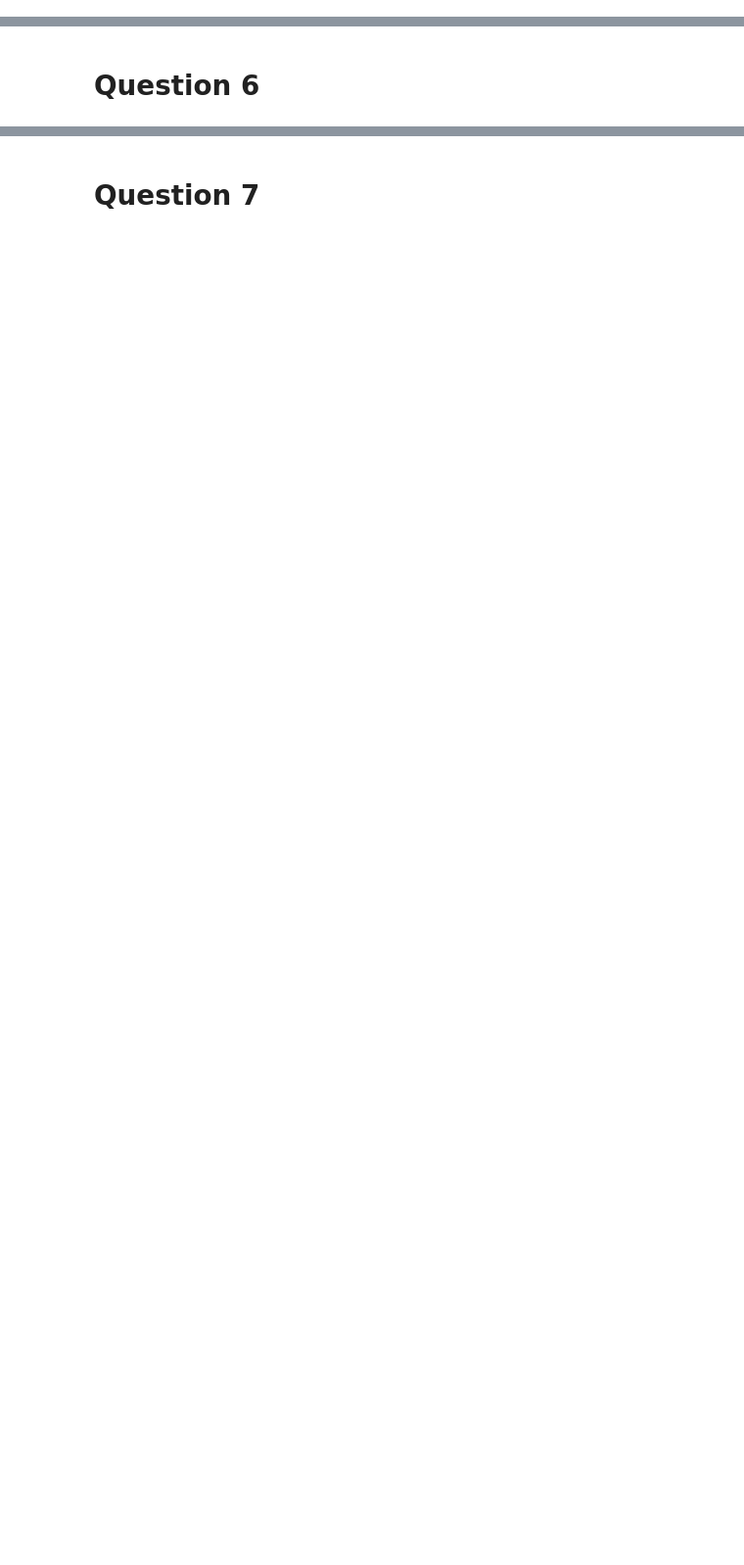
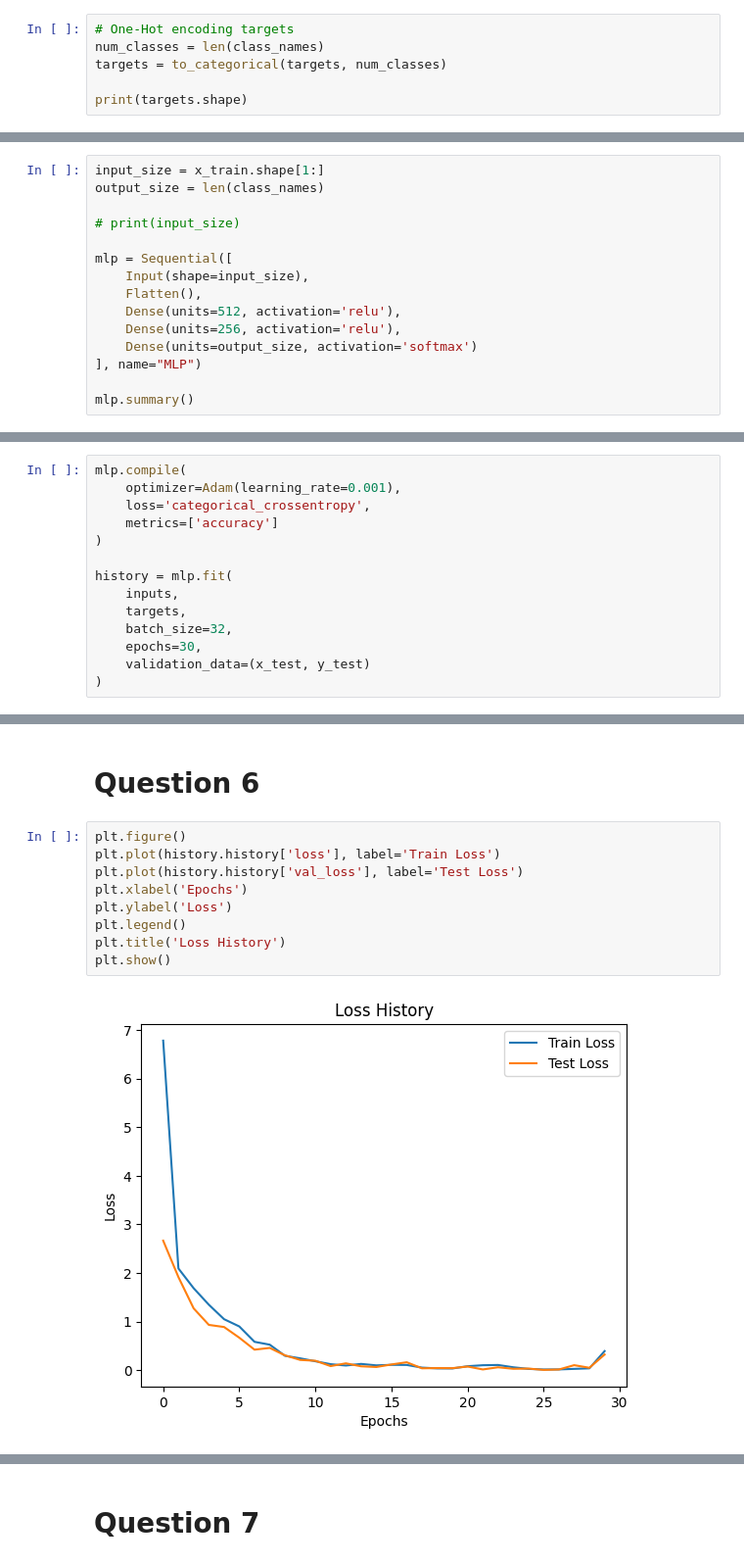
Before and after one commit to skolix15/Machine_Learning_2025, a Jupyter notebook: Exercise_eight_(8).ipynb, the cells around one changed output, grey strips where cells are left out. Shown at 98% size. Saved outputs shown, nothing was run; the diff lists cells and outputs as text; blank space fills up the shorter version.

```diff
--- a/Exercise_eight_(8).ipynb
+++ b/Exercise_eight_(8).ipynb
@@ -42,0 +77,6 @@ float32
+# %%
+# One-Hot encoding targets
+num_classes = len(class_names)
+targets = to_categorical(targets, num_classes)
+
+print(targets.shape)
@@ -44,0 +100,15 @@ float32
+# %%
+input_size = x_train.shape[1:]
+output_size = len(class_names)
+
+# print(input_size)
+
+mlp = Sequential([
+    Input(shape=input_size),
+    Flatten(),
+    Dense(units=512, activation='relu'),
+    Dense(units=256, activation='relu'),
+    Dense(units=output_size, activation='softmax')
+], name="MLP")
+
+mlp.summary()
@@ -46,0 +148,14 @@ float32
+# %%
+mlp.compile(
+    optimizer=Adam(learning_rate=0.001),
+    loss='categorical_crossentropy',
+    metrics=['accuracy']
+)
+
+history = mlp.fit(
+    inputs,
+    targets,
+    batch_size=32,
+    epochs=30,
+    validation_data=(x_test, y_test)
+)
@@ -47,2 +180,13 @@ float32
 # %% [markdown]
 # Question 6
+# %%
+plt.figure()
+plt.plot(history.history['loss'], label='Train Loss')
+plt.plot(history.history['val_loss'], label='Test Loss')
+plt.xlabel('Epochs')
+plt.ylabel('Loss')
+plt.legend()
+plt.title('Loss History')
+plt.show()
+# %% [output]
+[figure, added]
```
Also changed, not shown: parts of 15 cells of this notebook.
